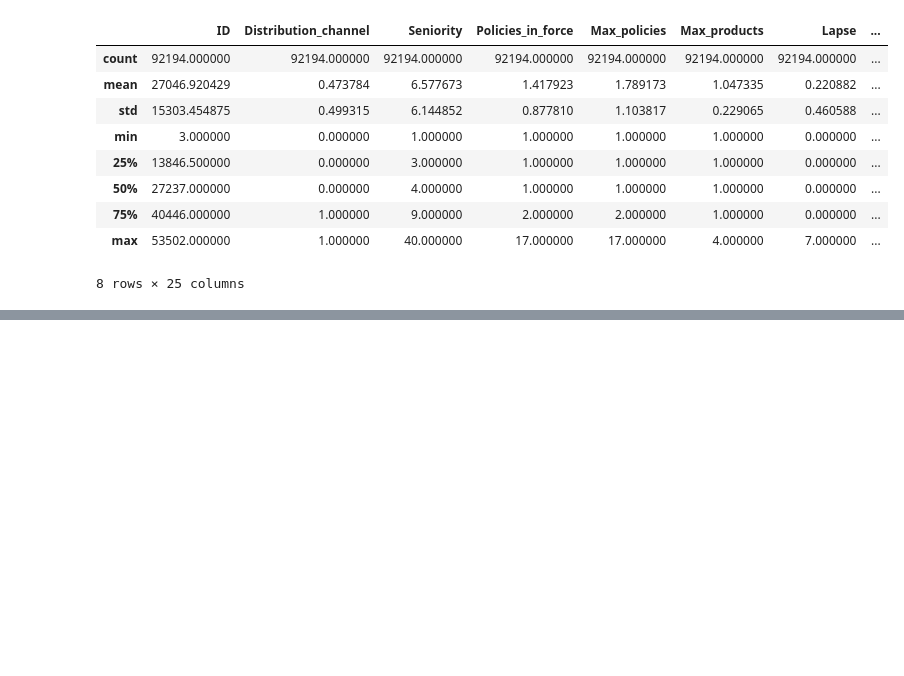
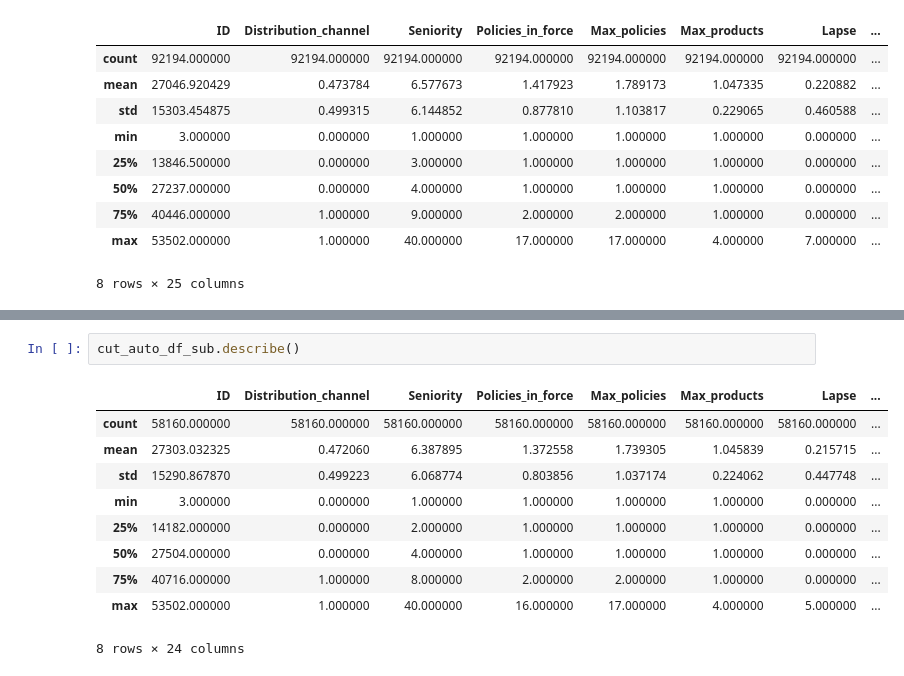
Before and after one commit to shoe-bin/Springboard-Projects, a Jupyter notebook: CapstoneProject/Notebooks/Preprocessing_and_Training.ipynb, the cells around one changed output, grey strips where cells are left out. Cells and saved outputs as stored; diff of their text form; blank space fills up the shorter version.

```diff
--- a/CapstoneProject/Notebooks/Preprocessing_and_Training.ipynb
+++ b/CapstoneProject/Notebooks/Preprocessing_and_Training.ipynb
@@ -155,0 +268,13 @@ auto_df.describe()
+# %%
+cut_auto_df_sub.describe()
+# %% [output]
+|  | ID | Distribution_channel | Seniority | Policies_in_force | Max_policies | Max_products | Lapse | ... |
+| count | 58160.000000 | 58160.000000 | 58160.000000 | 58160.000000 | 58160.000000 | 58160.000000 | 58160.000000 | ... |
+| mean | 27303.032325 | 0.472060 | 6.387895 | 1.372558 | 1.739305 | 1.045839 | 0.215715 | ... |
+| std | 15290.867870 | 0.499223 | 6.068774 | 0.803856 | 1.037174 | 0.224062 | 0.447748 | ... |
+| min | 3.000000 | 0.000000 | 1.000000 | 1.000000 | 1.000000 | 1.000000 | 0.000000 | ... |
+| 25% | 14182.000000 | 0.000000 | 2.000000 | 1.000000 | 1.000000 | 1.000000 | 0.000000 | ... |
+| 50% | 27504.000000 | 0.000000 | 4.000000 | 1.000000 | 1.000000 | 1.000000 | 0.000000 | ... |
+| 75% | 40716.000000 | 1.000000 | 8.000000 | 2.000000 | 2.000000 | 1.000000 | 0.000000 | ... |
+| max | 53502.000000 | 1.000000 | 40.000000 | 16.000000 | 17.000000 | 4.000000 | 5.000000 | ... |
+8 rows × 24 columns
```
Also changed, not shown: parts of 44 cells of this notebook, 4 other files.
